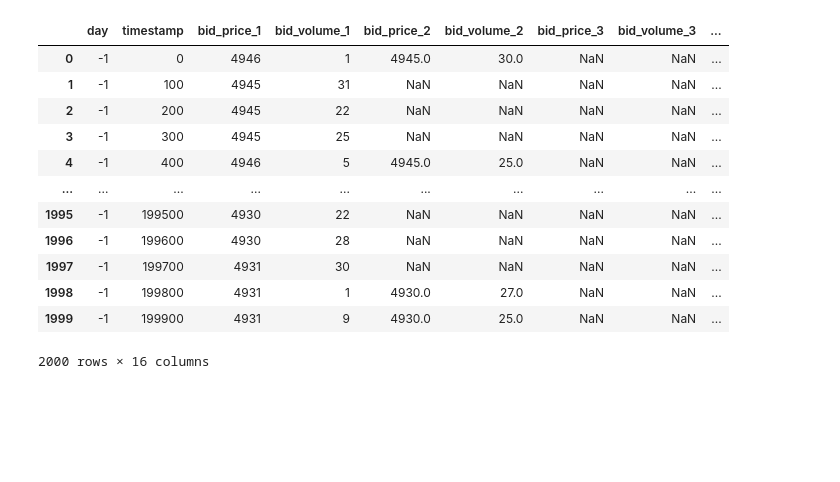
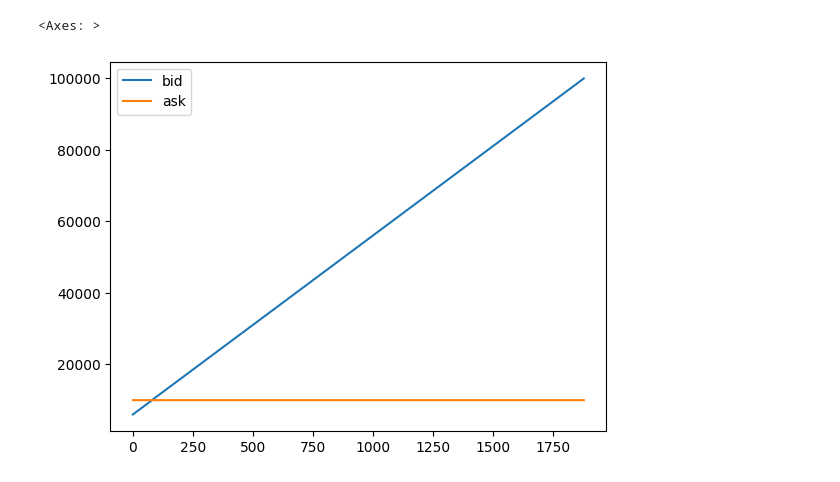
Before and after one commit to andrewchen0028/prosperity, a Jupyter notebook: analysis.ipynb, the cells around one changed output. Saved outputs shown, nothing was run; the diff lists cells and outputs as text; code cells hidden in the pictures; blank space fills up the shorter version.

```diff
--- a/analysis.ipynb
+++ b/analysis.ipynb
@@ -1,2 +1,5 @@
 # %%
 import pandas as pd
+# %%
+data= pd.read_csv("round1/ob_prl_train.csv", delimiter=";")
+data
@@ -2,0 +49,3 @@ import pandas as pd
+# %%
+data.columns = ["t", "bid", "mid", "ask", "spread", "vol", "q", "product"]
+data.plot(y=["bid", "mid", "ask"])
@@ -2,0 +55,2 @@ import pandas as pd
+# %%
+data = data.loc[data['product2'] == 'PEARLS']
@@ -3 +73,6 @@ import pandas as pd
+# %%
+data.plot(y=['bid', 'ask'])
+# %% [output]
+<Axes: >
+[figure, added]
 # %%
@@ -5,18 +80,2 @@ data = pd.read_csv("03-05-21:52.csv", delimiter=";")
 bananas = data.groupby("product").get_group("BANANAS").reset_index().drop(columns=["product", "index"])
 pearls = data.groupby("product").get_group("PEARLS").reset_index().drop(columns=["product", "index"])
-# %%
-bananas
-# %% [output]
-|  | day | timestamp | bid_price_1 | bid_volume_1 | bid_price_2 | bid_volume_2 | bid_price_3 | bid_volume_3 | ... |
-| 0 | -1 | 0 | 4946 | 1 | 4945.0 | 30.0 | NaN | NaN | ... |
-| 1 | -1 | 100 | 4945 | 31 | NaN | NaN | NaN | NaN | ... |
-| 2 | -1 | 200 | 4945 | 22 | NaN | NaN | NaN | NaN | ... |
-| 3 | -1 | 300 | 4945 | 25 | NaN | NaN | NaN | NaN | ... |
-| 4 | -1 | 400 | 4946 | 5 | 4945.0 | 25.0 | NaN | NaN | ... |
-| ... | ... | ... | ... | ... | ... | ... | ... | ... | ... |
-| 1995 | -1 | 199500 | 4930 | 22 | NaN | NaN | NaN | NaN | ... |
-| 1996 | -1 | 199600 | 4930 | 28 | NaN | NaN | NaN | NaN | ... |
-| 1997 | -1 | 199700 | 4931 | 30 | NaN | NaN | NaN | NaN | ... |
-| 1998 | -1 | 199800 | 4931 | 1 | 4930.0 | 27.0 | NaN | NaN | ... |
-| 1999 | -1 | 199900 | 4931 | 9 | 4930.0 | 25.0 | NaN | NaN | ... |
-2000 rows × 16 columns
```
Also changed, not shown: parts of 13 cells of this notebook, 15 other files.
